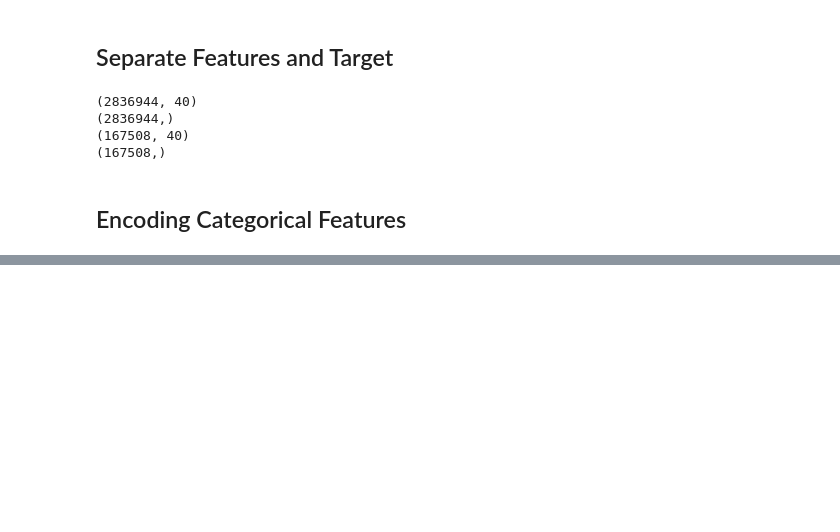
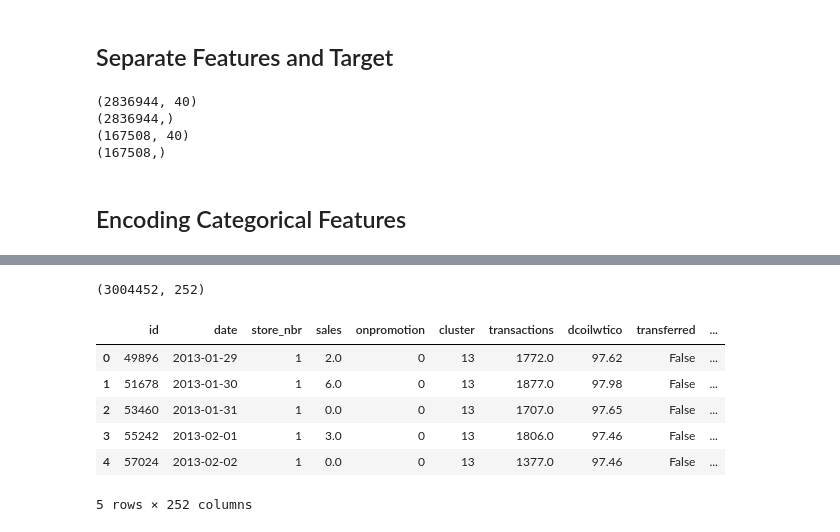
Before and after one commit to Husnain5Khalid/DemandIQ-Smart-demand-forecasting-, a Jupyter notebook: notebooks/feature_engineering.ipynb, the cells around one changed output, grey strips where cells are left out. Saved outputs shown, nothing was run; the diff lists cells and outputs as text; code cells hidden in the pictures; blank space fills up the shorter version.

```diff
--- a/notebooks/feature_engineering.ipynb
+++ b/notebooks/feature_engineering.ipynb
@@ -795,0 +806,8 @@ print(y_valid.shape)
+# %%
+## Identify Categorical Columns
+
+categorical_cols = df.select_dtypes(
+    include=["object"]
+).columns.tolist()
+
+categorical_cols
@@ -795,0 +824,21 @@ print(y_valid.shape)
+# %%
+## Apply one Hot Encoding
+
+df_encoded = pd.get_dummies(
+    df,
+    columns=categorical_cols,
+    drop_first=False,
+    dtype="int8"
+)
+# %%
+print(df_encoded.shape)
+df_encoded.head()
+# %% [output]
+(3004452, 252)
+|  | id | date | store_nbr | sales | onpromotion | cluster | transactions | dcoilwtico | transferred | ... |
+| 0 | 49896 | 2013-01-29 | 1 | 2.0 | 0 | 13 | 1772.0 | 97.62 | False | ... |
+| 1 | 51678 | 2013-01-30 | 1 | 6.0 | 0 | 13 | 1877.0 | 97.98 | False | ... |
+| 2 | 53460 | 2013-01-31 | 1 | 0.0 | 0 | 13 | 1707.0 | 97.65 | False | ... |
+| 3 | 55242 | 2013-02-01 | 1 | 3.0 | 0 | 13 | 1806.0 | 97.46 | False | ... |
+| 4 | 57024 | 2013-02-02 | 1 | 0.0 | 0 | 13 | 1377.0 | 97.46 | False | ... |
+5 rows × 252 columns
```
Also changed, not shown: parts of 4 cells of this notebook.
